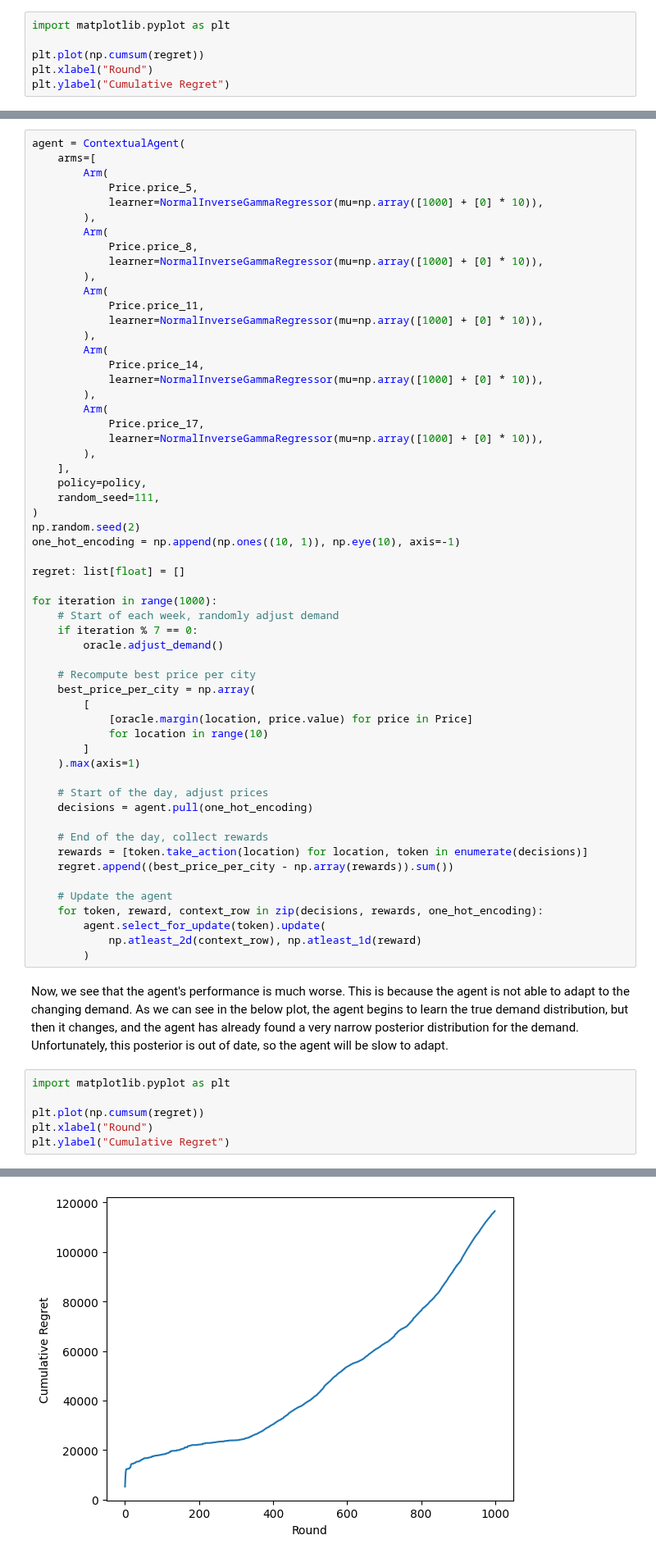
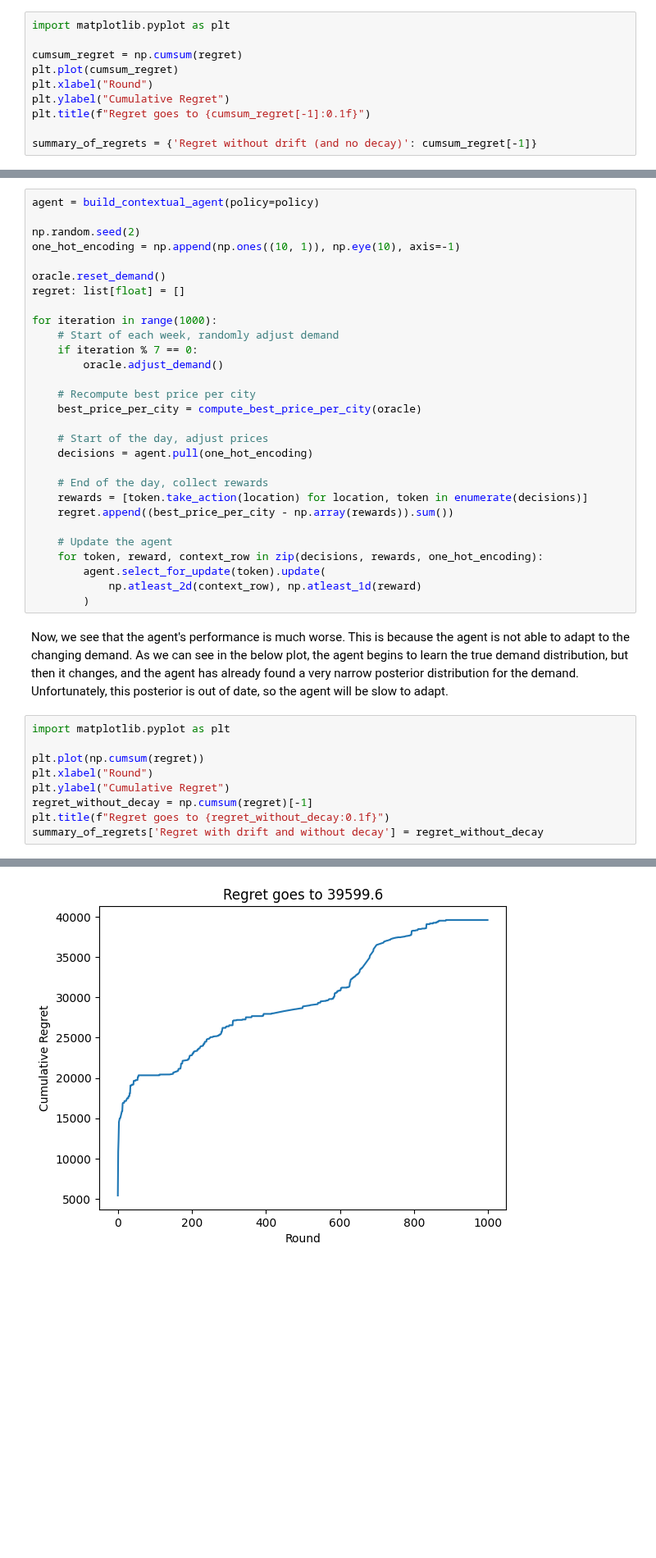
Before and after one commit to bayesianbandits/bayesianbandits, a Jupyter notebook: docs/notebooks/delayed-reward.ipynb, the cells around one changed output, grey strips where cells are left out. Shown at 82% size. Cells and saved outputs as stored; diff of their text form; blank space fills up the shorter version.

```diff
--- a/docs/notebooks/delayed-reward.ipynb
+++ b/docs/notebooks/delayed-reward.ipynb
@@ -139,7 +156,11 @@ We can see that the agent achieves sublinear regret quick quickly.
 # %%
 import matplotlib.pyplot as plt
 
-plt.plot(np.cumsum(regret))
+cumsum_regret = np.cumsum(regret)
+plt.plot(cumsum_regret)
 plt.xlabel("Round")
 plt.ylabel("Cumulative Regret")
+plt.title(f"Regret goes to {cumsum_regret[-1]:0.1f}")
+
+summary_of_regrets = {'Regret without drift (and no decay)': cumsum_regret[-1]}
 # %% [output]
@@ -164,33 +226,10 @@ While that was a fun simulation, it's not very realistic. In reality, demand cha
 # %%
-agent = ContextualAgent(
-    arms=[
-        Arm(
-            Price.price_5,
-            learner=NormalInverseGammaRegressor(mu=np.array([1000] + [0] * 10)),
-        ),
-        Arm(
-            Price.price_8,
-            learner=NormalInverseGammaRegressor(mu=np.array([1000] + [0] * 10)),
-        ),
-        Arm(
-            Price.price_11,
-            learner=NormalInverseGammaRegressor(mu=np.array([1000] + [0] * 10)),
-        ),
-        Arm(
-            Price.price_14,
-            learner=NormalInverseGammaRegressor(mu=np.array([1000] + [0] * 10)),
-        ),
-        Arm(
-            Price.price_17,
-            learner=NormalInverseGammaRegressor(mu=np.array([1000] + [0] * 10)),
-        ),
-    ],
-    policy=policy,
-    random_seed=111,
-)
+agent = build_contextual_agent(policy=policy)
+
 np.random.seed(2)
 one_hot_encoding = np.append(np.ones((10, 1)), np.eye(10), axis=-1)
 
+oracle.reset_demand()
 regret: list[float] = []
 
 for iteration in range(1000):
@@ -199,12 +238,7 @@ for iteration in range(1000):
         oracle.adjust_demand()
 
     # Recompute best price per city
-    best_price_per_city = np.array(
-        [
-            [oracle.margin(location, price.value) for price in Price]
-            for location in range(10)
-        ]
-    ).max(axis=1)
+    best_price_per_city = compute_best_price_per_city(oracle)
 
     # Start of the day, adjust prices
     decisions = agent.pull(one_hot_encoding)
@@ -226,4 +260,7 @@ import matplotlib.pyplot as plt
 plt.plot(np.cumsum(regret))
 plt.xlabel("Round")
 plt.ylabel("Cumulative Regret")
+regret_without_decay = np.cumsum(regret)[-1]
+plt.title(f"Regret goes to {regret_without_decay:0.1f}")
+summary_of_regrets['Regret with drift and without decay'] = regret_without_decay
 # %% [output]
@@ -231,3 +267,3 @@ Text(0, 0.5, 'Cumulative Regret')
-[figure, old version]
+[figure, new version]
 # %% [markdown]
 Instead, we can utilize the `Agent.decay` method to increase the variance of our posterior distributions, thereby encouraging the agent to maintain a baseline level of exploration. The choice of `decay_rate` is arbitrary, it is essentially an exponential decay rate that increases the variance of the posterior distributions. We can see that this helps the agent adapt to the changing demand. However, decaying too often can prevent the agent from ever learning how to maximize the reward.
```
Also changed, not shown: parts of 18 cells of this notebook, 2 other files.
